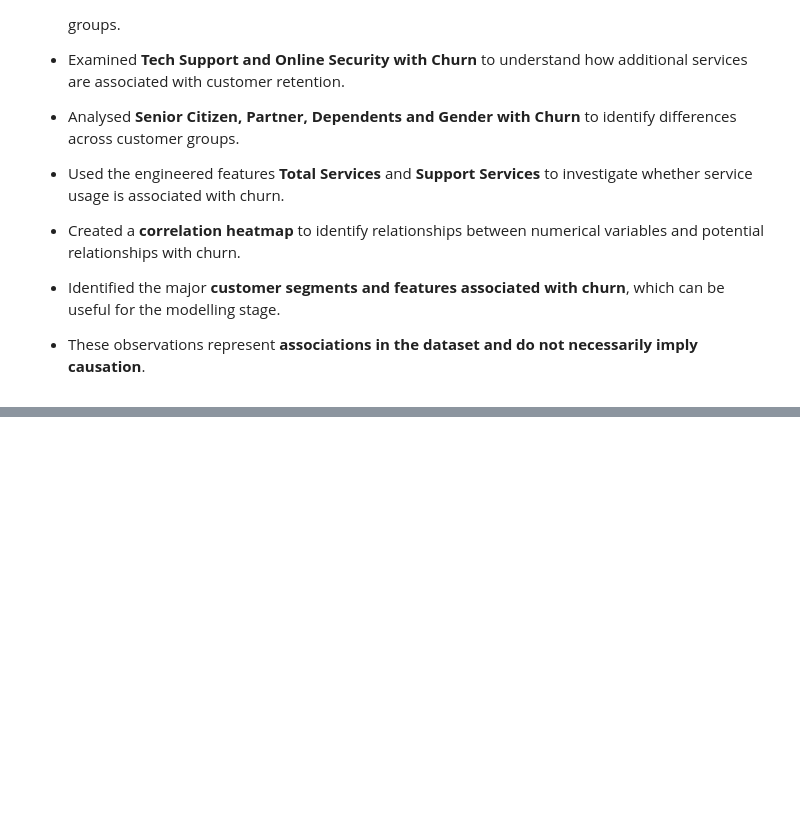
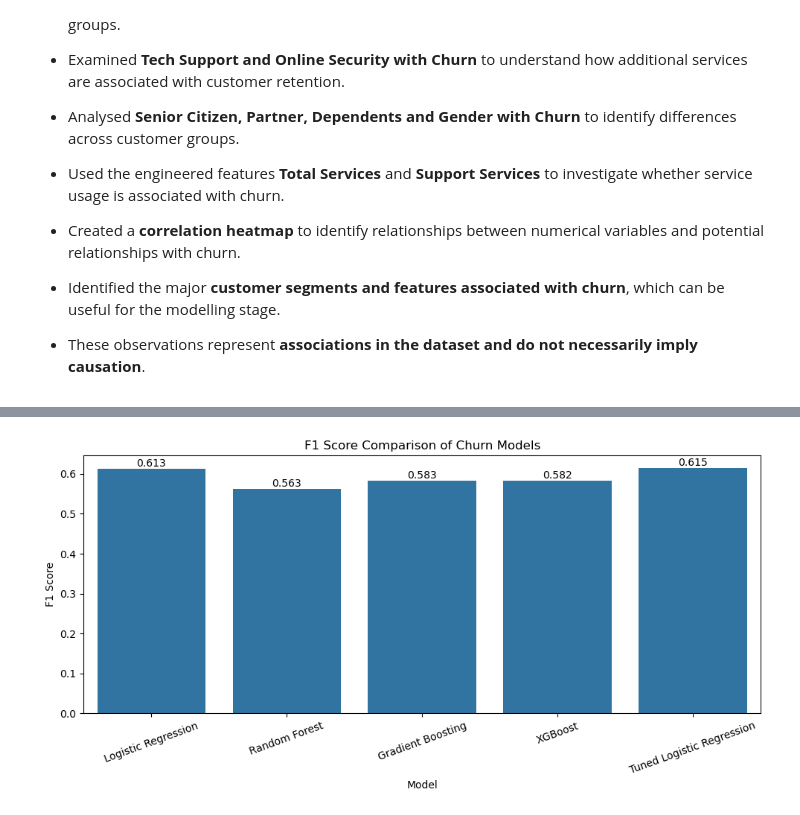
Before and after one commit to RATHICK2951/Data-Analytics---Batch10-, a Jupyter notebook: Notebook/EDA.ipynb, the cells around one changed output, grey strips where cells are left out. Cells and saved outputs as stored; diff of their text form; code cells hidden in the pictures; blank space fills up the shorter version.

```diff
--- a/Notebook/EDA.ipynb
+++ b/Notebook/EDA.ipynb
@@ -561,0 +714,21 @@ plt.show()
+# %%
+plt.figure(figsize=(10, 5))
+
+ax = sns.barplot(
+    data=model_results,
+    x="Model",
+    y="F1 Score"
+)
+
+for container in ax.containers:
+    ax.bar_label(container, fmt="%.3f")
+
+plt.title("F1 Score Comparison of Churn Models")
+plt.xlabel("Model")
+plt.ylabel("F1 Score")
+
+plt.xticks(rotation=20)
+plt.tight_layout()
+plt.show()
+# %% [output]
+[figure, added]
```
Also changed, not shown: parts of 6 cells of this notebook, 4 other files.
